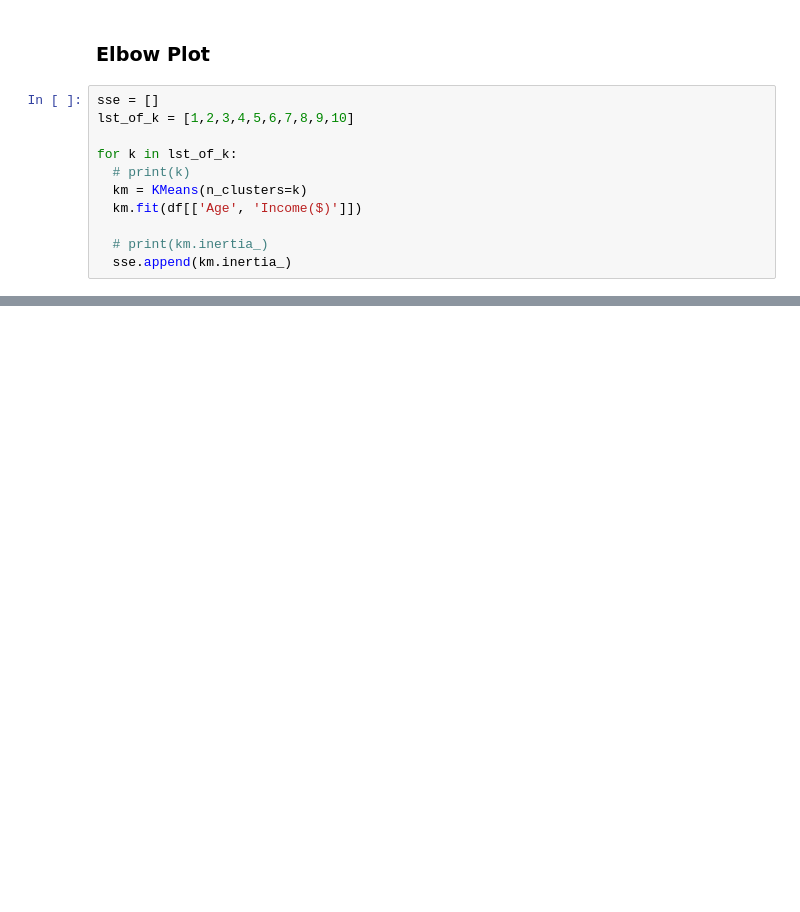
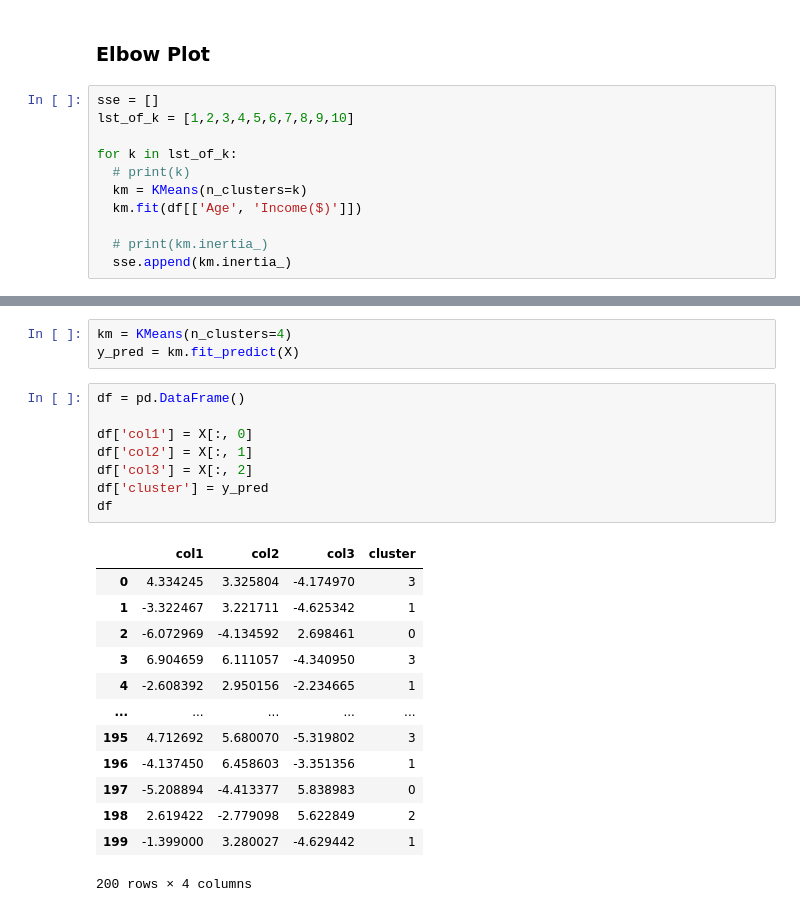
Before and after one commit to rishav197/100-days-of-machine-learning, a Jupyter notebook: day71-K-means/K_means_clustering.ipynb, the cells around one changed output, grey strips where cells are left out. Saved outputs shown, nothing was run; the diff lists cells and outputs as text; blank space fills up the shorter version.

```diff
--- a/day71-K-means/K_means_clustering.ipynb
+++ b/day71-K-means/K_means_clustering.ipynb
@@ -193,0 +250,25 @@ plt.plot(lst_of_k, sse, marker='o')
+# %%
+km = KMeans(n_clusters=4)
+y_pred = km.fit_predict(X)
+# %%
+df = pd.DataFrame()
+
+df['col1'] = X[:, 0]
+df['col2'] = X[:, 1]
+df['col3'] = X[:, 2]
+df['cluster'] = y_pred
+df
+# %% [output]
+|  | col1 | col2 | col3 | cluster |
+| 0 | 4.334245 | 3.325804 | -4.174970 | 3 |
+| 1 | -3.322467 | 3.221711 | -4.625342 | 1 |
+| 2 | -6.072969 | -4.134592 | 2.698461 | 0 |
+| 3 | 6.904659 | 6.111057 | -4.340950 | 3 |
+| 4 | -2.608392 | 2.950156 | -2.234665 | 1 |
+| ... | ... | ... | ... | ... |
+| 195 | 4.712692 | 5.680070 | -5.319802 | 3 |
+| 196 | -4.137450 | 6.458603 | -3.351356 | 1 |
+| 197 | -5.208894 | -4.413377 | 5.838983 | 0 |
+| 198 | 2.619422 | -2.779098 | 5.622849 | 2 |
+| 199 | -1.399000 | 3.280027 | -4.629442 | 1 |
+200 rows × 4 columns
```
Also changed, not shown: parts of 18 cells of this notebook.
